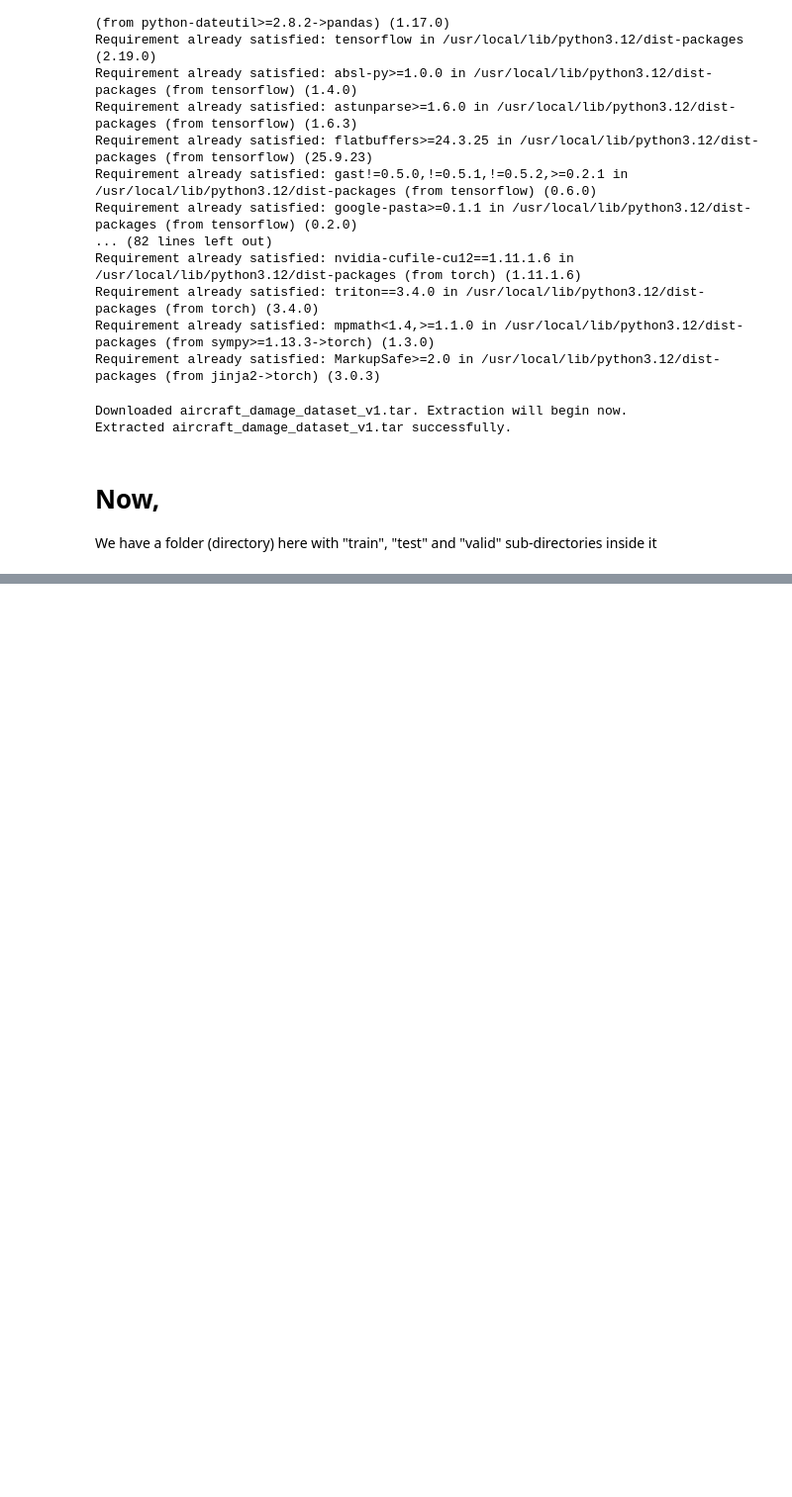
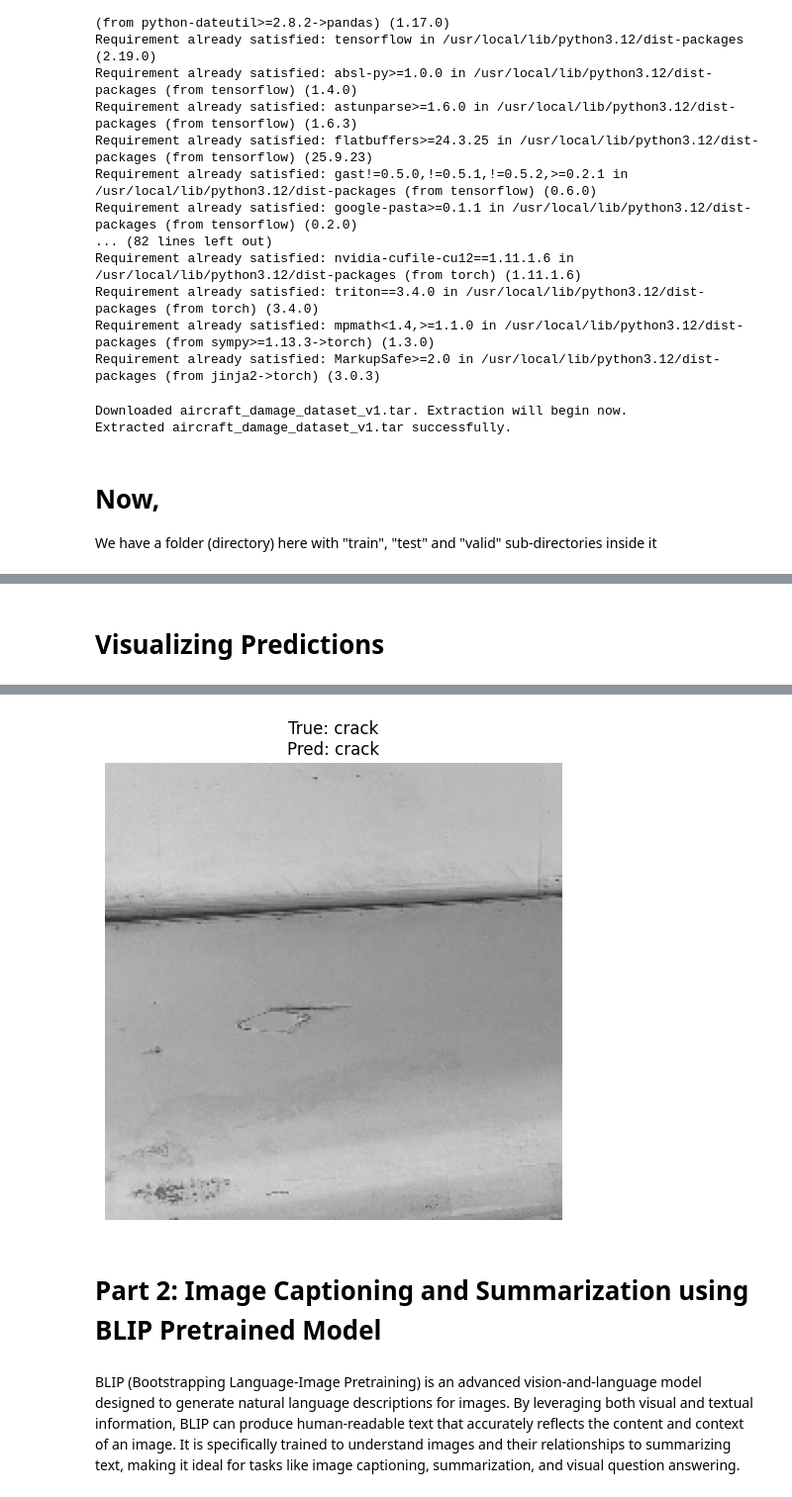
Before and after one commit to sarab421/keras, a Jupyter notebook: Aircraft_Damage.ipynb, the cells around one changed output, grey strips where cells are left out. Shown: that part at 99% size. Cells and saved outputs as stored; diff of their text form; code cells hidden in the pictures; blank space fills up the shorter version.

```diff
--- a/Aircraft_Damage.ipynb
+++ b/Aircraft_Damage.ipynb
@@ -142,0 +297,45 @@ valid_dir = os.path.join(extract_path, 'valid')
+# %% [markdown]
+ # Visualizing Predictions
+# %%
+import numpy as np
+import matplotlib.pyplot as plt
+from tensorflow.keras.preprocessing import image
+
+# Function to plot a single image and its prediction
+def plot_image_with_title(image, model, true_label, predicted_label, class_names):
+    plt.figure(figsize=(6, 6))
+    plt.imshow(image)
+
+    # Convert labels from one-hot to class indices if needed, but for binary labels it's just 0 or 1
+    true_label_name = class_names[true_label]  # Labels are already in class indices
+    pred_label_name = class_names[predicted_label]  # Predictions are 0 or 1
+
+    plt.title(f"True: {true_label_name}\nPred: {pred_label_name}")
+    plt.axis('off')
+    plt.show()
+
+# Function to test the model with images from the test set
+def test_model_on_image(test_generator, model, index_to_plot=0):
+    # Get a batch of images and labels from the test generator
+    test_images, test_labels = next(test_generator)
+
+    # Make predictions on the batch
+    predictions = model.predict(test_images)
+
+    # In binary classification, predictions are probabilities (float). Convert to binary (0 or 1)
+    predicted_classes = (predictions > 0.5).astype(int).flatten()
+
+    # Get the class indices from the test generator and invert them to get class names
+    class_indices = test_generator.class_indices
+    class_names = {v: k for k, v in class_indices.items()}  # Invert the dictionary
+
+    # Specify the image to display based on the index
+    image_to_plot = test_images[index_to_plot]
+    true_label = test_labels[index_to_plot]
+    predicted_label = predicted_classes[index_to_plot]
+
+    # Plot the selected image with its true and predicted labels
+    plot_image_with_title(image=image_to_plot, model=model, true_label=true_label, predicted_label=predicted_label, class_names=class_names)
+# %%
+test_model_on_image(test_generator, model, index_to_plot = 1)
+# %% [output]
@@ -142,0 +343,5 @@ valid_dir = os.path.join(extract_path, 'valid')
+[figure, added]
+# %% [markdown]
+# Part 2: Image Captioning and Summarization using BLIP Pretrained Model
+# %% [markdown]
+BLIP (Bootstrapping Language-Image Pretraining) is an advanced vision-and-language model designed to generate natural language descriptions for images. By leveraging both visual and textual information, BLIP can produce human-readable text that accurately reflects the content and context of an image. It is specifically trained to understand images and their relationships to summarizing text, making it ideal for tasks like image captioning, summarization, and visual question answering.
```
Also changed, not shown: parts of 36 cells of this notebook.
